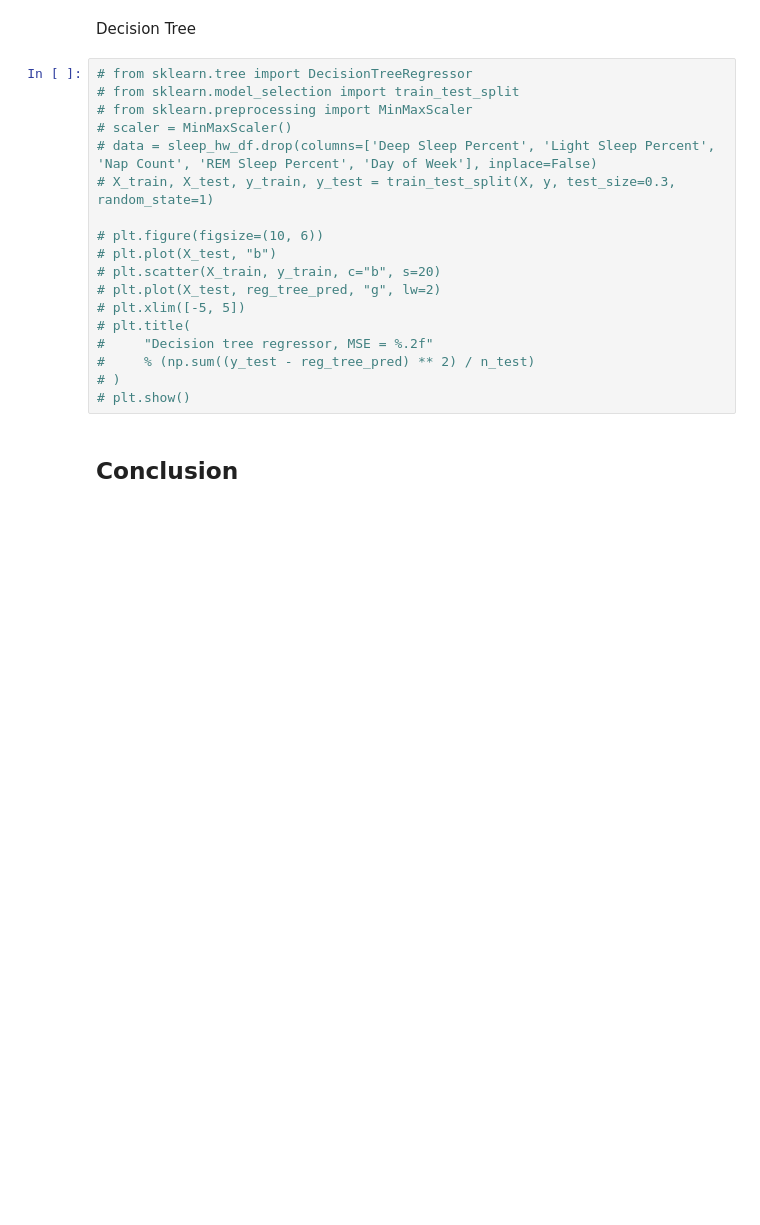
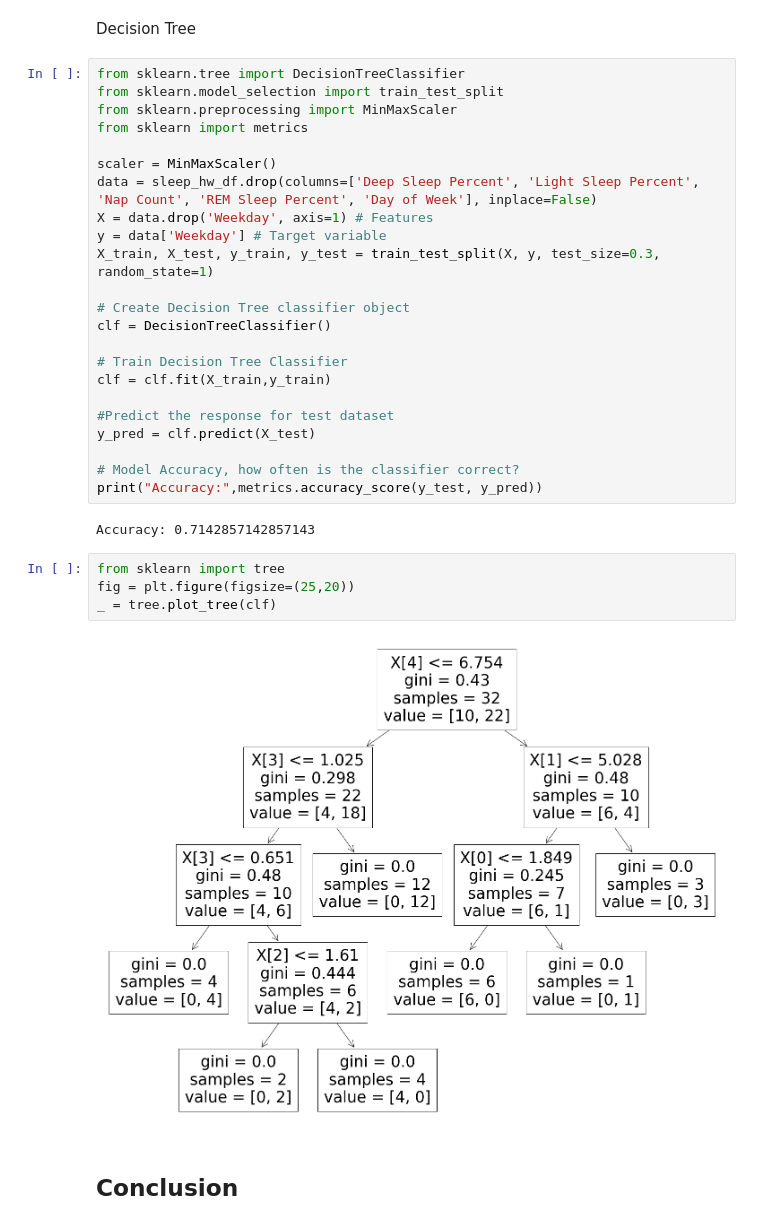
Before and after one commit to Lturner4/Sleep_vs_School, a Jupyter notebook: Sleep_vs_School.ipynb, the cells around one changed output. Cells and saved outputs as stored; diff of their text form; blank space fills up the shorter version.

Commit message:
decision tree

```diff
--- a/Sleep_vs_School.ipynb
+++ b/Sleep_vs_School.ipynb
@@ -268,23 +268,36 @@ Predicted number of assignments: 1.0
 # %% [markdown]
 Decision Tree
 # %%
-# from sklearn.tree import DecisionTreeRegressor
-# from sklearn.model_selection import train_test_split
-# from sklearn.preprocessing import MinMaxScaler
-# scaler = MinMaxScaler()
-# data = sleep_hw_df.drop(columns=['Deep Sleep Percent', 'Light Sleep Percent', 'Nap Count', 'REM Sleep Percent', 'Day of Week'], inplace=False)
-# X_train, X_test, y_train, y_test = train_test_split(X, y, test_size=0.3, random_state=1)
+from sklearn.tree import DecisionTreeClassifier
+from sklearn.model_selection import train_test_split
+from sklearn.preprocessing import MinMaxScaler
+from sklearn import metrics
 
-# plt.figure(figsize=(10, 6))
-# plt.plot(X_test, "b")
-# plt.scatter(X_train, y_train, c="b", s=20)
-# plt.plot(X_test, reg_tree_pred, "g", lw=2)
-# plt.xlim([-5, 5])
-# plt.title(
-#     "Decision tree regressor, MSE = %.2f"
-#     % (np.sum((y_test - reg_tree_pred) ** 2) / n_test)
-# )
-# plt.show()
+scaler = MinMaxScaler()
+data = sleep_hw_df.drop(columns=['Deep Sleep Percent', 'Light Sleep Percent', 'Nap Count', 'REM Sleep Percent', 'Day of Week'], inplace=False)
+X = data.drop('Weekday', axis=1) # Features
+y = data['Weekday'] # Target variable
+X_train, X_test, y_train, y_test = train_test_split(X, y, test_size=0.3, random_state=1)
+
+# Create Decision Tree classifier object
+clf = DecisionTreeClassifier()
+
+# Train Decision Tree Classifier
+clf = clf.fit(X_train,y_train)
+
+#Predict the response for test dataset
+y_pred = clf.predict(X_test)
+
+# Model Accuracy, how often is the classifier correct?
+print("Accuracy:",metrics.accuracy_score(y_test, y_pred))
+# %% [output]
+Accuracy: 0.7142857142857143
+# %%
+from sklearn import tree
+fig = plt.figure(figsize=(25,20))
+_ = tree.plot_tree(clf)
+# %% [output]
+[figure, added]
 # %% [markdown]
 ## Conclusion
 # %% [markdown]
```
